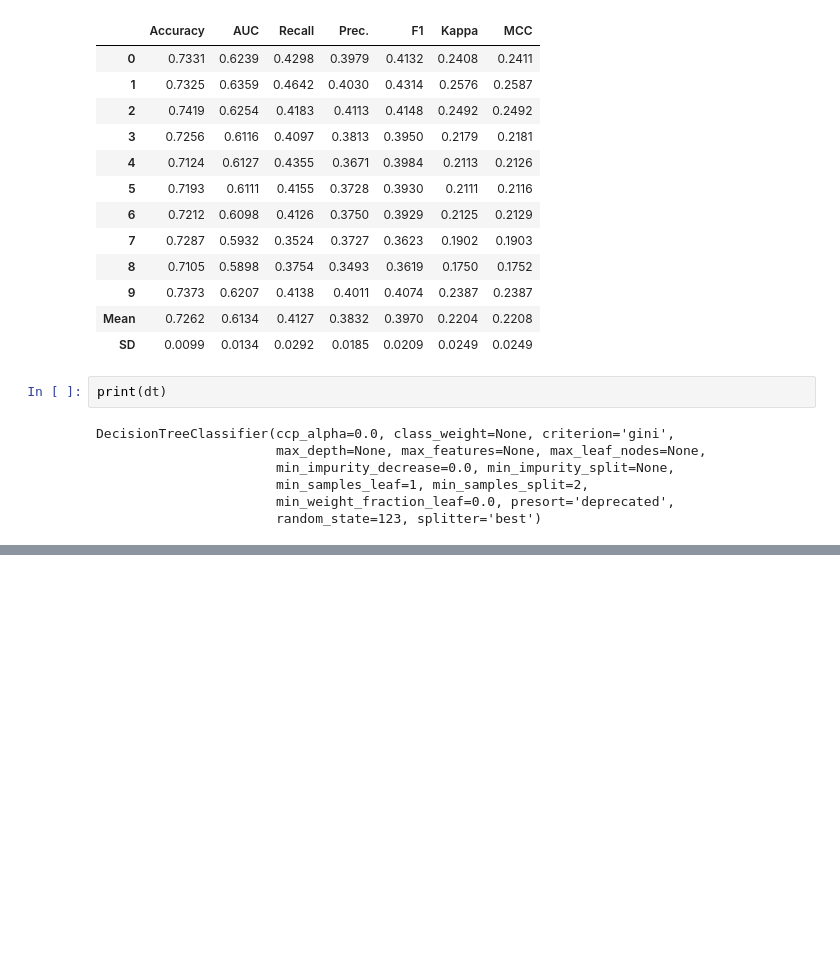
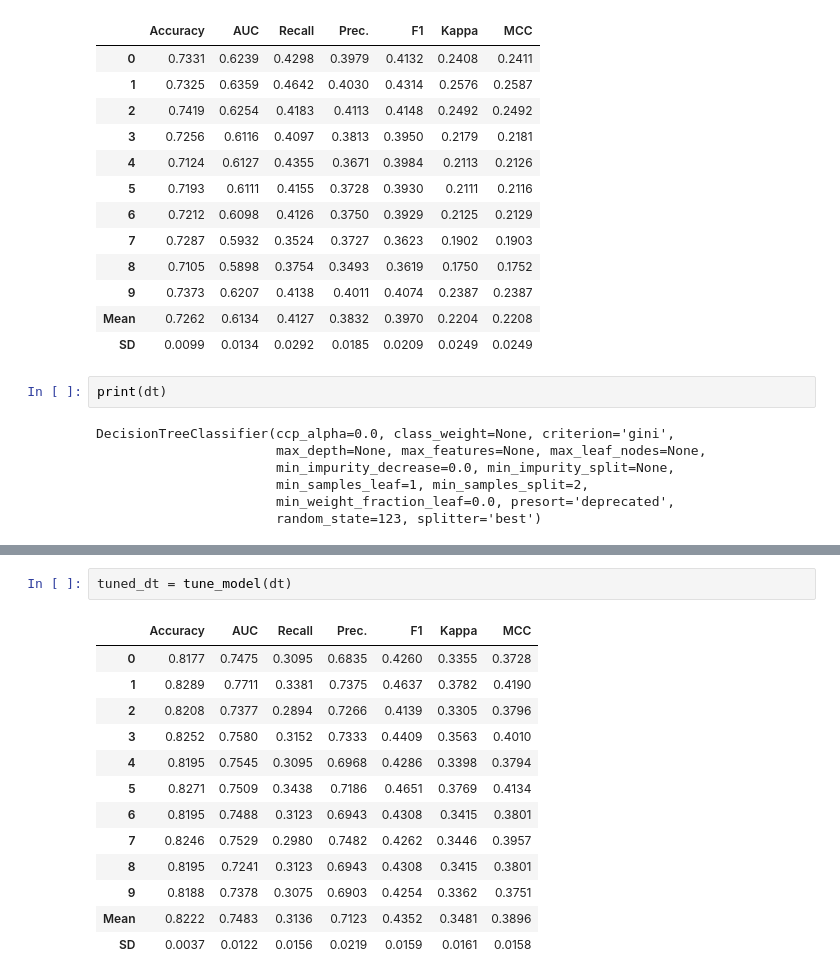
Before and after one commit to justinboggs/pycaret-testing, a Jupyter notebook: class_test.ipynb, the cells around one changed output, grey strips where cells are left out. Drawn from its saved outputs; the diff is of its cells as text; blank space fills up the shorter version.

```diff
--- a/class_test.ipynb
+++ b/class_test.ipynb
@@ -118,0 +151,16 @@ DecisionTreeClassifier(ccp_alpha=0.0, class_weight=None, criterion='gini',
+# %%
+tuned_dt = tune_model(dt)
+# %% [output]
+|  | Accuracy | AUC | Recall | Prec. | F1 | Kappa | MCC |
+| 0 | 0.8177 | 0.7475 | 0.3095 | 0.6835 | 0.4260 | 0.3355 | 0.3728 |
+| 1 | 0.8289 | 0.7711 | 0.3381 | 0.7375 | 0.4637 | 0.3782 | 0.4190 |
+| 2 | 0.8208 | 0.7377 | 0.2894 | 0.7266 | 0.4139 | 0.3305 | 0.3796 |
+| 3 | 0.8252 | 0.7580 | 0.3152 | 0.7333 | 0.4409 | 0.3563 | 0.4010 |
+| 4 | 0.8195 | 0.7545 | 0.3095 | 0.6968 | 0.4286 | 0.3398 | 0.3794 |
+| 5 | 0.8271 | 0.7509 | 0.3438 | 0.7186 | 0.4651 | 0.3769 | 0.4134 |
+| 6 | 0.8195 | 0.7488 | 0.3123 | 0.6943 | 0.4308 | 0.3415 | 0.3801 |
+| 7 | 0.8246 | 0.7529 | 0.2980 | 0.7482 | 0.4262 | 0.3446 | 0.3957 |
+| 8 | 0.8195 | 0.7241 | 0.3123 | 0.6943 | 0.4308 | 0.3415 | 0.3801 |
+| 9 | 0.8188 | 0.7378 | 0.3075 | 0.6903 | 0.4254 | 0.3362 | 0.3751 |
+| Mean | 0.8222 | 0.7483 | 0.3136 | 0.7123 | 0.4352 | 0.3481 | 0.3896 |
+| SD | 0.0037 | 0.0122 | 0.0156 | 0.0219 | 0.0159 | 0.0161 | 0.0158 |
```
Also changed, not shown: parts of 5 cells of this notebook.
